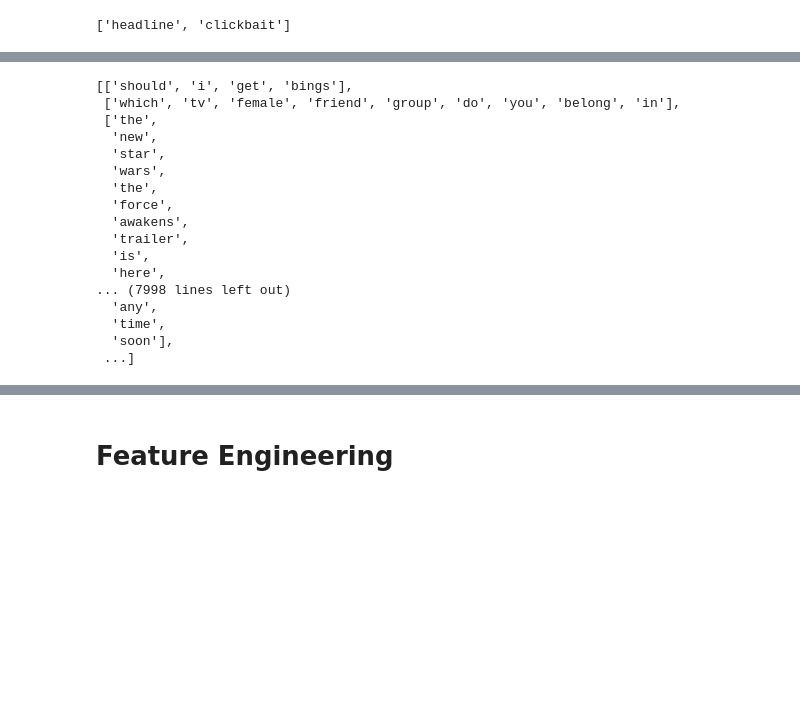
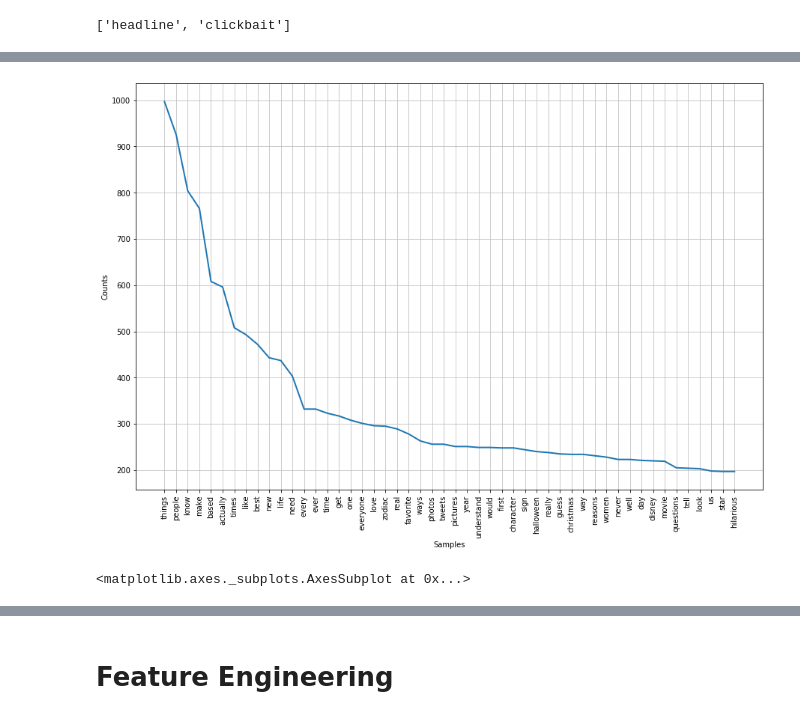
Before and after one commit to tjkim614/clickbait_headline_detector, a Jupyter notebook: 2_scrub.ipynb, the cells around one changed output, grey strips where cells are left out. Drawn from its saved outputs; the diff is of its cells as text; code cells hidden in the pictures; blank space fills up the shorter version.

```diff
--- a/2_scrub.ipynb
+++ b/2_scrub.ipynb
@@ -113,20 +95,14 @@ flat_cb = [item for sublist in cb_list for item in sublist]
-# %%
-list(tokenized_data.loc[tokenized_data['clickbait'] == 1]['headline'])
-# %% [output]
-[['should', 'i', 'get', 'bings'],
- ['which', 'tv', 'female', 'friend', 'group', 'do', 'you', 'belong', 'in'],
- ['the',
-  'new',
-  'star',
-  'wars',
-  'the',
-  'force',
-  'awakens',
-  'trailer',
-  'is',
-  'here',
-... (7998 lines left out)
-  'any',
-  'time',
-  'soon'],
- ...]
+# %%
+num_in_cb = [i for i in clean_flat_cb if i.isdigit()]
+# %%
+numbers = set(num_in_cb)
+# %%
+nonnum_in_cb = [i for i in clean_flat_cb if i not in numbers]
+# %%
+cb_nn_fdist = FreqDist(nonnum_in_cb)
+# %%
+plt.figure(figsize=(15,10))
+cb_nn_fdist.plot(50)
+# %% [output]
+[figure, added]
+<matplotlib.axes._subplots.AxesSubplot at 0x...>
```
Also changed, not shown: parts of 19 cells of this notebook.
